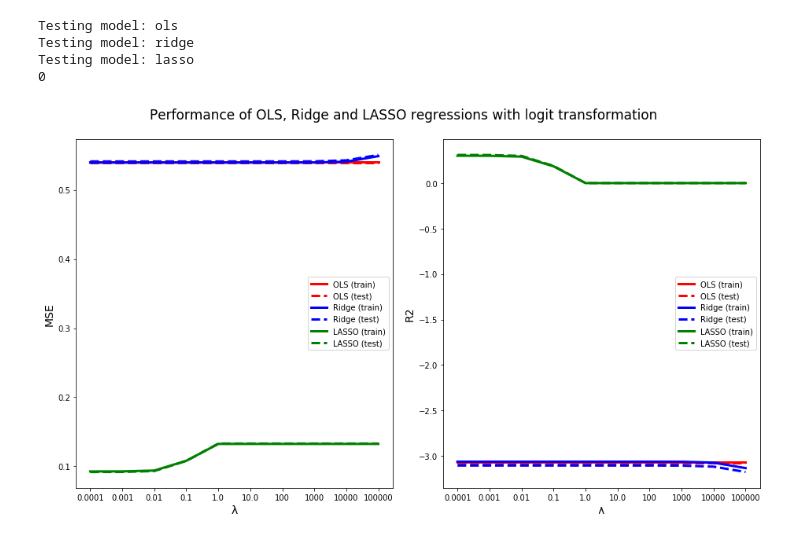
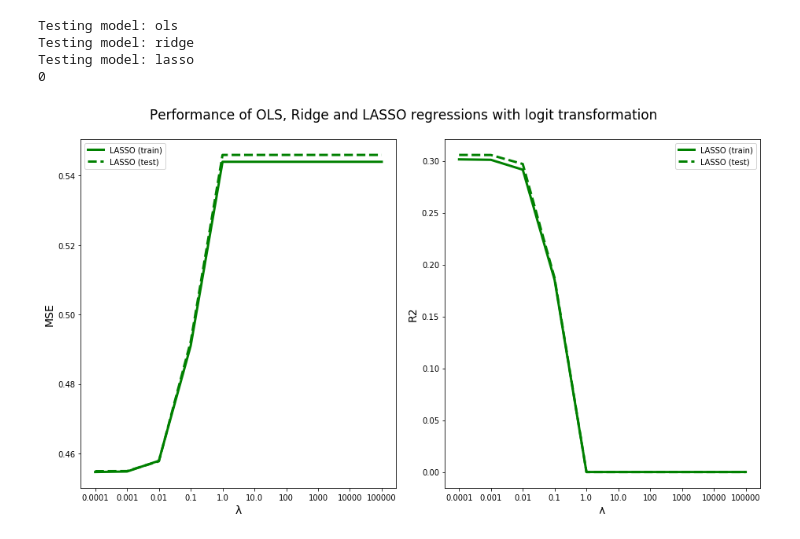
Before and after one commit to hannasv/Project3, a Jupyter notebook: Project3_LinearRegression.ipynb, the cells around one changed output. Saved outputs shown, nothing was run; the diff lists cells and outputs as text; code cells hidden in the pictures.

```diff
--- a/Project3_LinearRegression.ipynb
+++ b/Project3_LinearRegression.ipynb
@@ -435,39 +437,39 @@ Testing model: lasso
 # Generate figure
 
 # MSE
 plt.figure(1, figsize = (13,7))
 plt.subplot(1,2,1)
 xlogr = np.log10(param_grid['ridge'])  # log x-axis
-plt.plot(xlogr, (results["mse_train"]["ols"]*np.ones(len(xlogr))).T, 'r', label='OLS (train)', linewidth=3.0)
-plt.plot(xlogr, (results["mse_test"]["ols"]*np.ones(len(xlogr))).T, 'r--', label='OLS (test)',  linewidth=3.0)
-plt.plot(xlogr, np.asarray(results["mse_train"]["ridge"]).T, 'b', label='Ridge (train)', linewidth=3.0)
-plt.plot(xlogr, np.asarray(results["mse_test"]["ridge"]).T, 'b--', label='Ridge (test)', linewidth=3.0)
+#plt.plot(xlogr, (results["mse_train"]["ols"]*np.ones(len(xlogr))).T, 'r', label='OLS (train)', linewidth=3.0)
+#plt.plot(xlogr, (results["mse_test"]["ols"]*np.ones(len(xlogr))).T, 'r--', label='OLS (test)',  linewidth=3.0)
+#plt.plot(xlogr, np.asarray(results["mse_train"]["ridge"]).T, 'b', label='Ridge (train)', linewidth=3.0)
+#plt.plot(xlogr, np.asarray(results["mse_test"]["ridge"]).T, 'b--', label='Ridge (test)', linewidth=3.0)
 plt.plot(xlogr, np.asarray(results["mse_train"]["lasso"]).T, 'g', label='LASSO (train)', linewidth=3.0)
 plt.plot(xlogr, np.asarray(results["mse_test"]["lasso"]).T, 'g--', label='LASSO (test)', linewidth=3.0)
 ax = plt.gca()
 plt.xticks(np.asarray(xlogr))
 ax.set_xticklabels(param_grid['ridge'])
 plt.xlabel('λ', fontsize=14)
 plt.ylabel('MSE', fontsize=14)
 plt.legend()
 
 # R-squared
 plt.subplot(1,2,2)
-plt.plot(xlogr, (results["r2_train"]["ols"]*np.ones(len(xlogr))).T, 'r', label='OLS (train)', linewidth=3.0)
-plt.plot(xlogr, (results["r2_test"]["ols"]*np.ones(len(xlogr))).T, 'r--', label='OLS (test)', linewidth=3.0)
-plt.plot(xlogr, np.asarray(results["r2_train"]["ridge"]).T, 'b', label='Ridge (train)', linewidth=3.0)
-plt.plot(xlogr, np.asarray(results["r2_test"]["ridge"]).T, 'b--', label='Ridge (test)', linewidth=3.0)
+#plt.plot(xlogr, (results["r2_train"]["ols"]*np.ones(len(xlogr))).T, 'r', label='OLS (train)', linewidth=3.0)
+#plt.plot(xlogr, (results["r2_test"]["ols"]*np.ones(len(xlogr))).T, 'r--', label='OLS (test)', linewidth=3.0)
+#plt.plot(xlogr, np.asarray(results["r2_train"]["ridge"]).T, 'b', label='Ridge (train)', linewidth=3.0)
+#plt.plot(xlogr, np.asarray(results["r2_test"]["ridge"]).T, 'b--', label='Ridge (test)', linewidth=3.0)
 plt.plot(xlogr, np.asarray(results["r2_train"]["lasso"]).T, 'g', label='LASSO (train)', linewidth=3.0)
 plt.plot(xlogr, np.asarray(results["r2_test"]["lasso"]).T, 'g--', label='LASSO (test)', linewidth=3.0)
 ax = plt.gca()
 plt.xticks(np.asarray(xlogr))
 ax.set_xticklabels(param_grid['ridge'])
 plt.xlabel('λ', fontsize=14)
 plt.ylabel('R2', fontsize=14)
 plt.legend()
 plt.suptitle("Performance of OLS, Ridge and LASSO regressions with logit transformation", y=1.05, fontsize=17)
 plt.savefig("results/figures/metric_regression_on_allData_with_Logit.png", bbox_inches = "tight")
 plt.tight_layout()
 plt.show()
 # %% [output]
-[figure, old version]
+[figure, new version]
```
Also changed, not shown: parts of 23 cells of this notebook, 6 other files.
